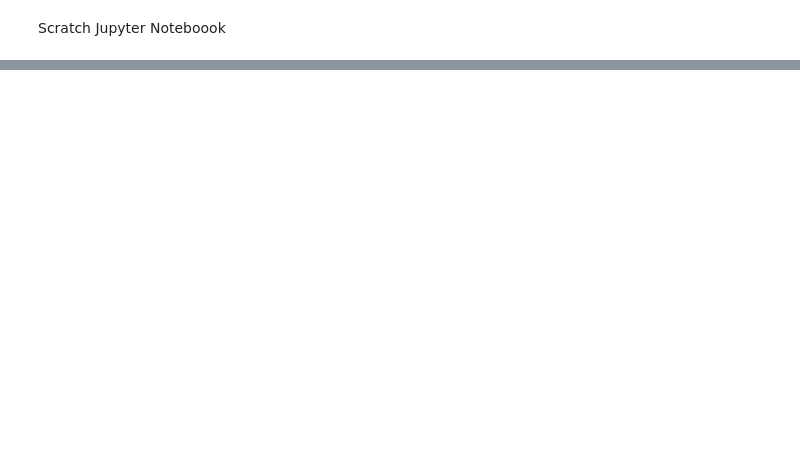
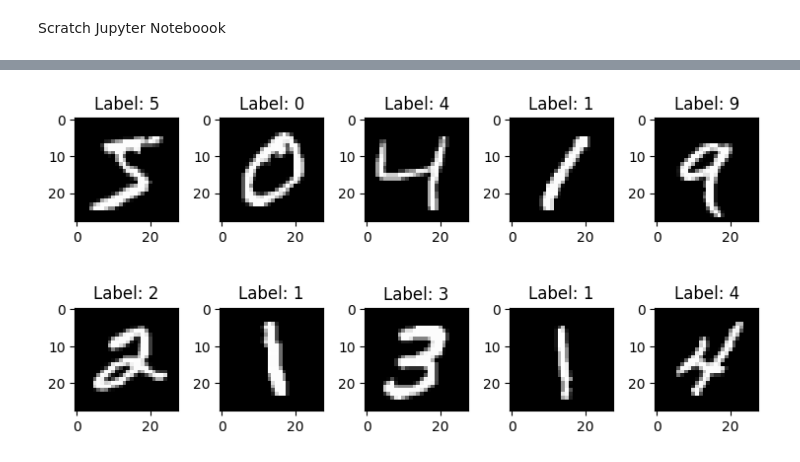
Before and after one commit to Fritz17236/untitled, a Jupyter notebook: mnist/mnist.ipynb, the cells around one changed output, grey strips where cells are left out. Cells and saved outputs as stored; diff of their text form; code cells hidden in the pictures; blank space fills up the shorter version.

```diff
--- a/mnist/mnist.ipynb
+++ b/mnist/mnist.ipynb
@@ -345,0 +16,38 @@ plt.legend()
+# %%
+def one_hot_ten(int_label) -> NDArray[np.floating]:
+    oh = np.zeros((10,))
+    oh[int_label] = 1
+    return oh
+
+def to_numpy_arr(img) -> NDArray[np.floating]:
+    arr = np.asarray(img).flatten()
+    arr = arr / 255 # 0 --> 1
+    arr = arr - .5  # -.5 --> .5
+    arr = 2 * arr   # -1 --> 1
+    return arr
+
+train_data = torchvision.datasets.MNIST(root='./data', download=True, train=True, transform=to_numpy_arr, target_transform=one_hot_ten)
+test_data = torchvision.datasets.MNIST(root='./data', download=True, train=False, transform=to_numpy_arr, target_transform=one_hot_ten)
+imgs_train, labels_train = zip(*train_data)
+imgs_train = np.array(imgs_train)
+labels_train = np.array(labels_train)
+
+imgs_test, labels_test = zip(*test_data)
+imgs_test = np.array(imgs_test)
+labels_test = np.array(labels_test)
+
+
+num_rows = 2
+num_cols = 5
+
+
+fig, axes = plt.subplots(num_rows, num_cols, figsize=(1.5*num_cols,2*num_rows))
+for i in range(num_rows*num_cols):
+    ax = axes[i//num_cols, i%num_cols]
+    ax.imshow(train_data[i][0].reshape((28, 28)), cmap='gray')
+    ax.set_title('Label: {}'.format(np.argmax(train_data[i][1])))
+plt.tight_layout()
+plt.ion()
+plt.show()
+# %% [output]
+[figure, added]
```
Also changed, not shown: parts of 24 cells of this notebook, 14 other files.
